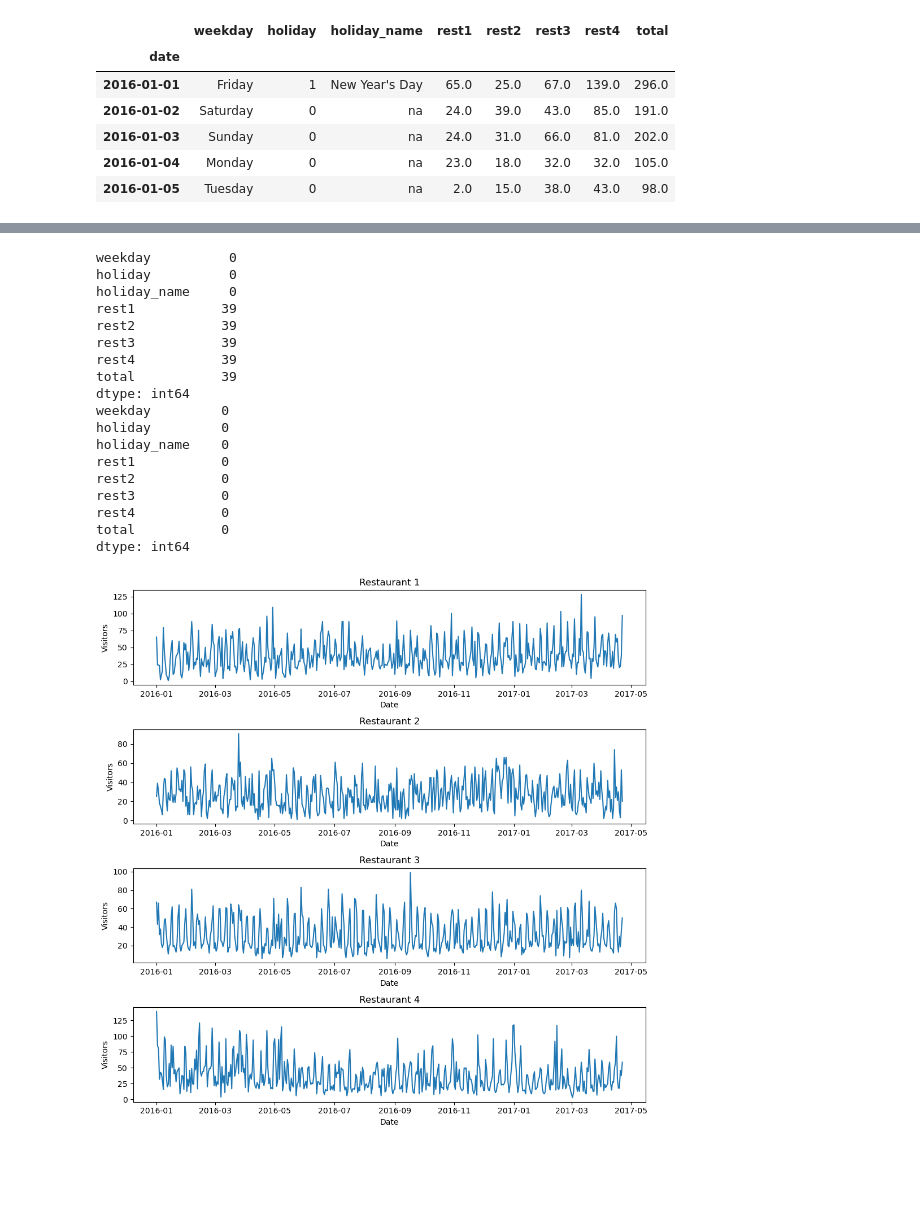
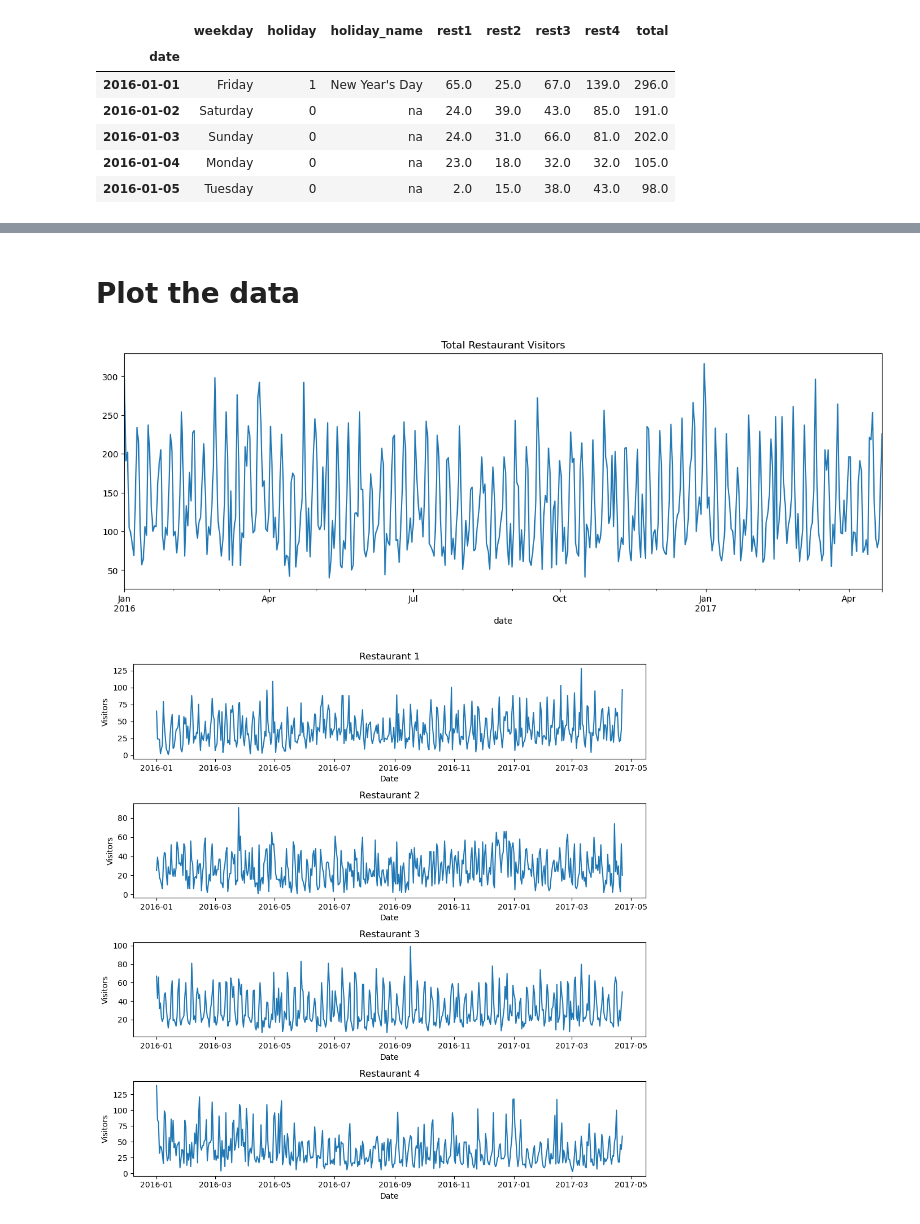
Before and after one commit to LethalDriver/Time-Series-Analysis-Lab, a Jupyter notebook: Lab9.ipynb, the cells around one changed output, grey strips where cells are left out. Cells and saved outputs as stored; diff of their text form; code cells hidden in the pictures; blank space fills up the shorter version.

```diff
--- a/Lab9.ipynb
+++ b/Lab9.ipynb
@@ -26,24 +29,15 @@ df.tail()
-# %%
-print(df.isna().sum())
-df = df[:-39]
-print(df.isna().sum())
-# %% [output]
-weekday          0
-holiday          0
-holiday_name     0
-rest1           39
-rest2           39
-rest3           39
-rest4           39
-total           39
-dtype: int64
-weekday         0
-holiday         0
-holiday_name    0
-rest1           0
-rest2           0
-rest3           0
-rest4           0
-total           0
-dtype: int64
+# %%
+cols = ['rest1', 'rest2', 'rest3', 'rest4', 'total']
+for column in cols:
+    df[column] = df[column].astype(int)
+# %% [markdown]
+# Plot the data
+# %%
+import matplotlib.pyplot as plt
+
+df['total'].plot(figsize=(16, 5))
+plt.title('Total Restaurant Visitors')
+plt.show()
+# %% [output]
+[figure, added]
 # %%
```
Also changed, not shown: parts of 20 cells of this notebook.
